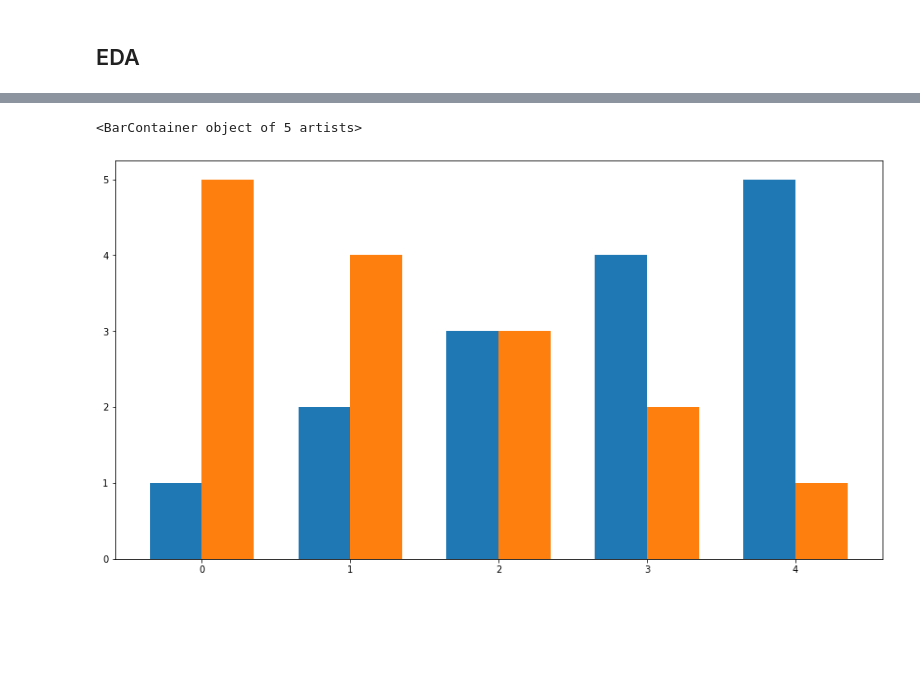
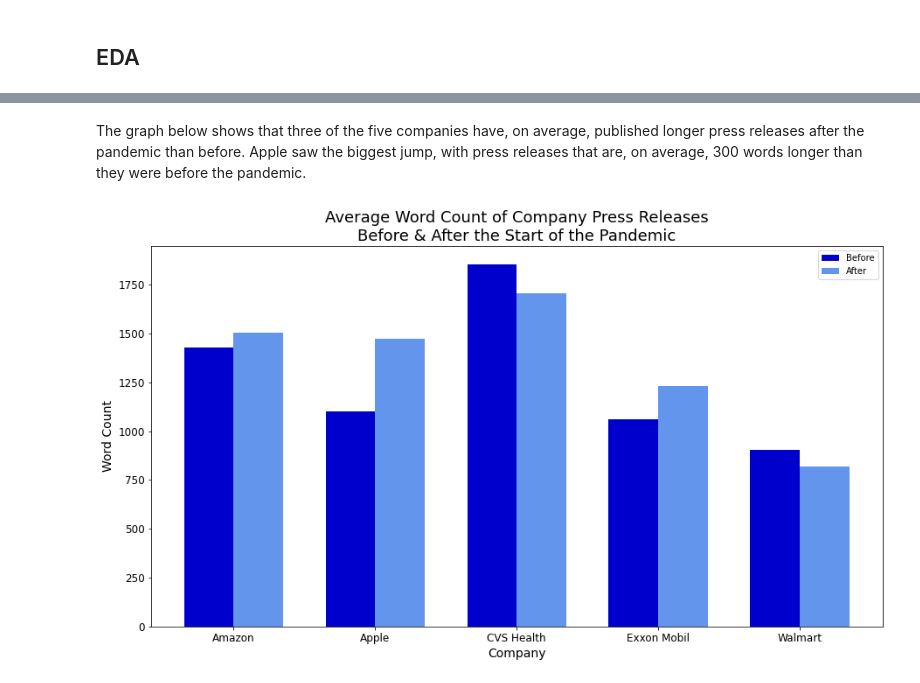
Before and after one commit to danielmberry/fortune-100-company-press-release-language-analysis, a Jupyter notebook: code/06-clean-explore-data.ipynb, the cells around one changed output, grey strips where cells are left out. Drawn from its saved outputs; the diff is of its cells as text; code cells hidden in the pictures; blank space fills up the shorter version.

```diff
--- a/code/06-clean-explore-data.ipynb
+++ b/code/06-clean-explore-data.ipynb
@@ -281,8 +289,12 @@ full.head(3)
 | 1 | https://www.apple.com/newsroom/20... | Apple Women’s Health Study releas... | \n\n\n\n\n\n\n\n\n\n\n\n\n\n\n\n\... | <!DOCTYPE html>\n<html class="no-... | 2021-03-01 | Women’s Health Study releases pre... | 2021 | after |
 | 2 | https://www.apple.com/newsroom/20... | Apple TV+ announces programming p... | \n\n\n\n\n\n\n\n\n\n\n\n\n\n\n\n\... | <!DOCTYPE html>\n<html class="no-... | 2021-03-01 | TV+ announces programming partner... | 2021 | after |
 # %%
+# setting up a dataframe I can use to conduct some eda
+# with just the information I need
+
 eda = pd.DataFrame()
 
+# iterate through each row and assign the company name based on the link
 for row in range(len(full)):
     if 'www.apple.com' in full.loc[row, 'full_link']:
         eda.loc[row, 'company'] = 'Apple'
@@ -295,5 +307,7 @@ for row in range(len(full)):
     elif 'press.aboutamazon.com' in full.loc[row, 'full_link']:
         eda.loc[row, 'company'] = 'Amazon'
 
-eda['full_text_char_lengths'] = full.full_text.map(lambda x: len(x))
-eda['labels'] = full.label
+eda['char_lengths'] = full.full_text.map(lambda x: len(x))
+eda['word_counts'] = full.full_text.map(lambda x: len(x.split()))
+eda['label'] = full.label
+eda.head()
@@ -300,3 +321,5 @@ eda['labels'] = full.label
 # %%
-# eda.groupby(by='company').mean()
-eda.groupby(by=['company','labels']).count()
+# splitting up the eda dataframe by label
+
+after = eda[eda.label == 'after']
+before = eda[eda.label == 'before']
@@ -330,13 +385,39 @@ dtype: int64
+# %% [markdown]
+The graph below shows that three of the five companies have, on average, published longer press releases after the pandemic than before. Apple saw the biggest jump, with press releases that are, on average, 300 words longer than they were before the pandemic.
 # %%
+# create a graph showing whether or not the word count of press releases changed
+# before and after the pandemic
+
 xlabels = np.arange(5)
 width = .35
+companies = before.groupby(by='company').mean()['word_counts'].index
 
-fig, ax = plt.subplots(figsize=(15,8))
+fig, ax = plt.subplots(figsize=(15, 8))
 
+ax.bar(xlabels - width / 2,
+       before.groupby(by='company').mean()['word_counts'],
+       width,
+       label='Before',
+       color='mediumblue')
 
+ax.bar(xlabels + width / 2,
+       after.groupby(by='company').mean()['word_counts'],
+       width,
+       label='After',
+       color='cornflowerblue')
 
-ax.bar(xlabels-width/2, [1,2,3,4,5], width, label='Before')
-ax.bar(xlabels+width/2, [5,4,3,2,1], width, label='After')
+ax.set_xticks(ax.get_xticks().tolist()[1:6])
+ax.set_xticklabels(companies, fontdict={'fontsize': 12})
+ax.set_xlabel('Company', fontdict={'fontsize': 14})
+
+ax.set_yticklabels(range(0, 2000, 250), fontdict={'fontsize': 12})
+ax.set_ylabel('Word Count', fontdict={'fontsize': 14})
+
+ax.set_title(
+    'Average Word Count of Company Press Releases\nBefore & After the Start of the Pandemic',
+    fontdict={'fontsize': 18})
+
+ax.legend();
+# fig.savefig('../assets/avg_word_count_per_press_release_by_company.png')
 # %% [output]
-<BarContainer object of 5 artists>
-[figure, old version]
+[figure, new version]
```
Also changed, not shown: parts of 13 cells of this notebook.
